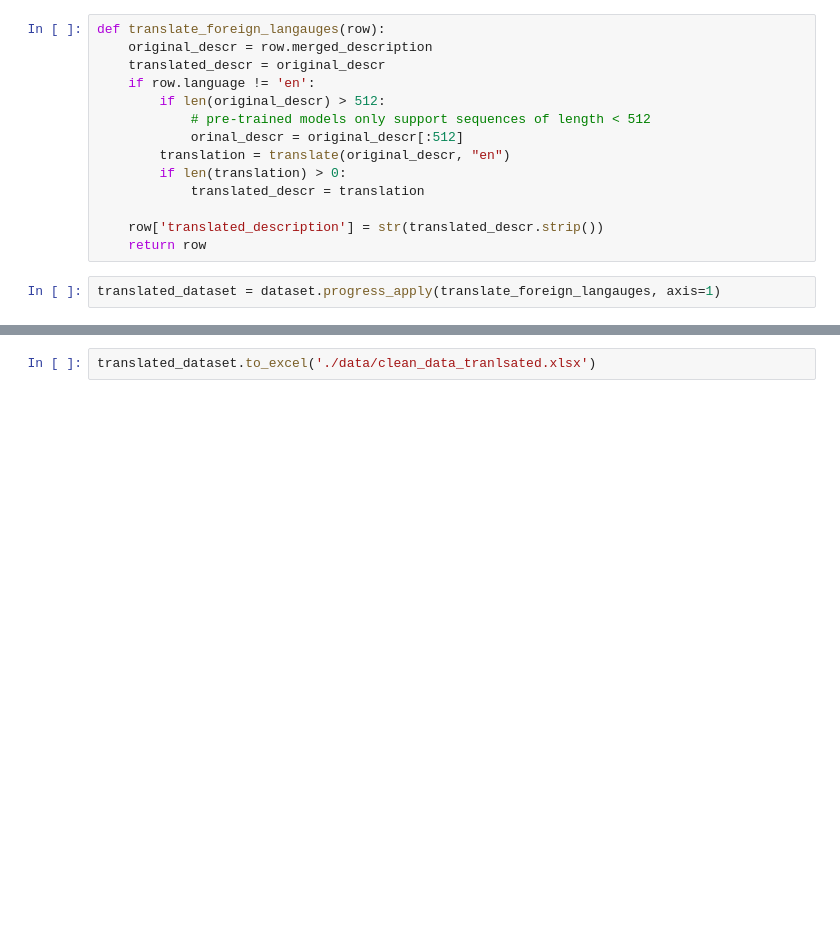
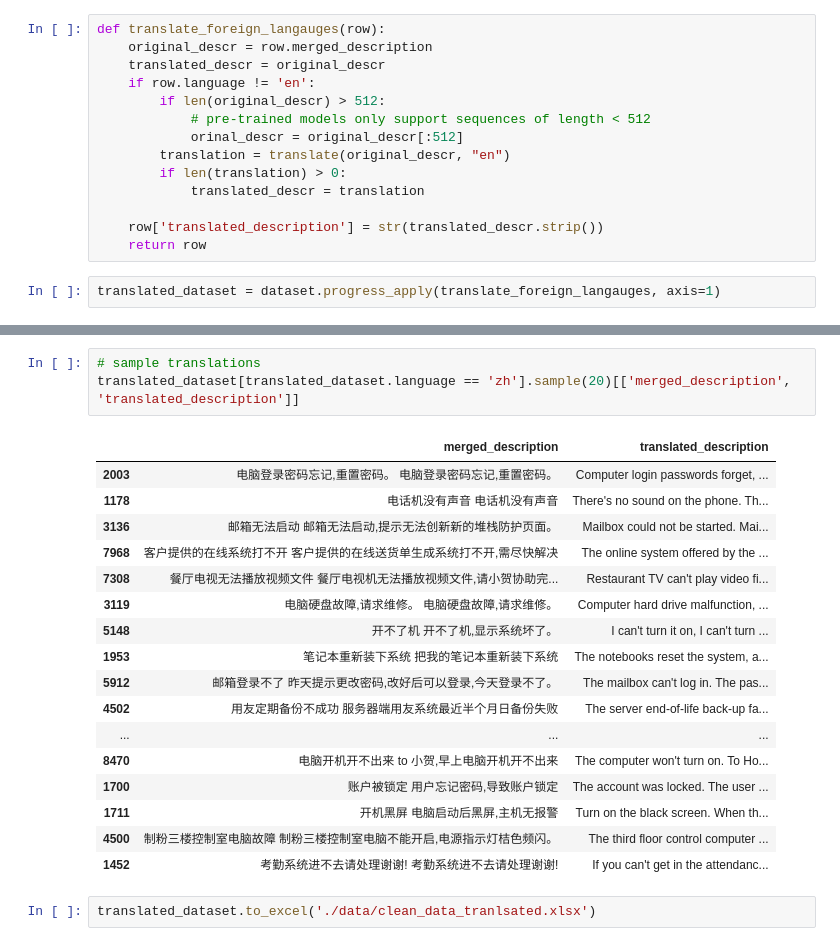
Before and after one commit to GreatLearning-NLP-Capstone-Group-9/Automatic-Ticket-Classification, a Jupyter notebook: notebooks/Lang_Translation.ipynb, the cells around one changed output, grey strips where cells are left out. Drawn from its saved outputs; the diff is of its cells as text; blank space fills up the shorter version.

```diff
--- a/notebooks/Lang_Translation.ipynb
+++ b/notebooks/Lang_Translation.ipynb
@@ -279,2 +281,23 @@ translated_dataset[translated_dataset.language != 'en'].sample(20)[['merged_desc
+# %%
+# sample translations
+translated_dataset[translated_dataset.language == 'zh'].sample(20)[['merged_description', 'translated_description']]
+# %% [output]
+|  | merged_description | translated_description |
+| 2003 | 电脑登录密码忘记,重置密码。 电脑登录密码忘记,重置密码。 | Computer login passwords forget, ... |
+| 1178 | 电话机没有声音 电话机没有声音 | There's no sound on the phone. Th... |
+| 3136 | 邮箱无法启动 邮箱无法启动,提示无法创新新的堆栈防护页面。 | Mailbox could not be started. Mai... |
+| 7968 | 客户提供的在线系统打不开 客户提供的在线送货单生成系统打不开,需尽快解决 | The online system offered by the ... |
+| 7308 | 餐厅电视无法播放视频文件 餐厅电视机无法播放视频文件,请小贺协助完... | Restaurant TV can't play video fi... |
+| 3119 | 电脑硬盘故障,请求维修。 电脑硬盘故障,请求维修。 | Computer hard drive malfunction, ... |
+| 5148 | 开不了机 开不了机,显示系统坏了。 | I can't turn it on, I can't turn ... |
+| 1953 | 笔记本重新装下系统 把我的笔记本重新装下系统 | The notebooks reset the system, a... |
+| 5912 | 邮箱登录不了 昨天提示更改密码,改好后可以登录,今天登录不了。 | The mailbox can't log in. The pas... |
+| 4502 | 用友定期备份不成功 服务器端用友系统最近半个月日备份失败 | The server end-of-life back-up fa... |
+| ... | ... | ... |
+| 8470 | 电脑开机开不出来 to 小贺,早上电脑开机开不出来 | The computer won't turn on. To Ho... |
+| 1700 | 账户被锁定 用户忘记密码,导致账户锁定 | The account was locked. The user ... |
+| 1711 | 开机黑屏 电脑启动后黑屏,主机无报警 | Turn on the black screen. When th... |
+| 4500 | 制粉三楼控制室电脑故障 制粉三楼控制室电脑不能开启,电源指示灯桔色频闪。 | The third floor control computer ... |
+| 1452 | 考勤系统进不去请处理谢谢! 考勤系统进不去请处理谢谢! | If you can't get in the attendanc... |
 # %%
 translated_dataset.to_excel('./data/clean_data_tranlsated.xlsx')
```
Also changed, not shown: parts of 8 cells of this notebook, 10 other files.
